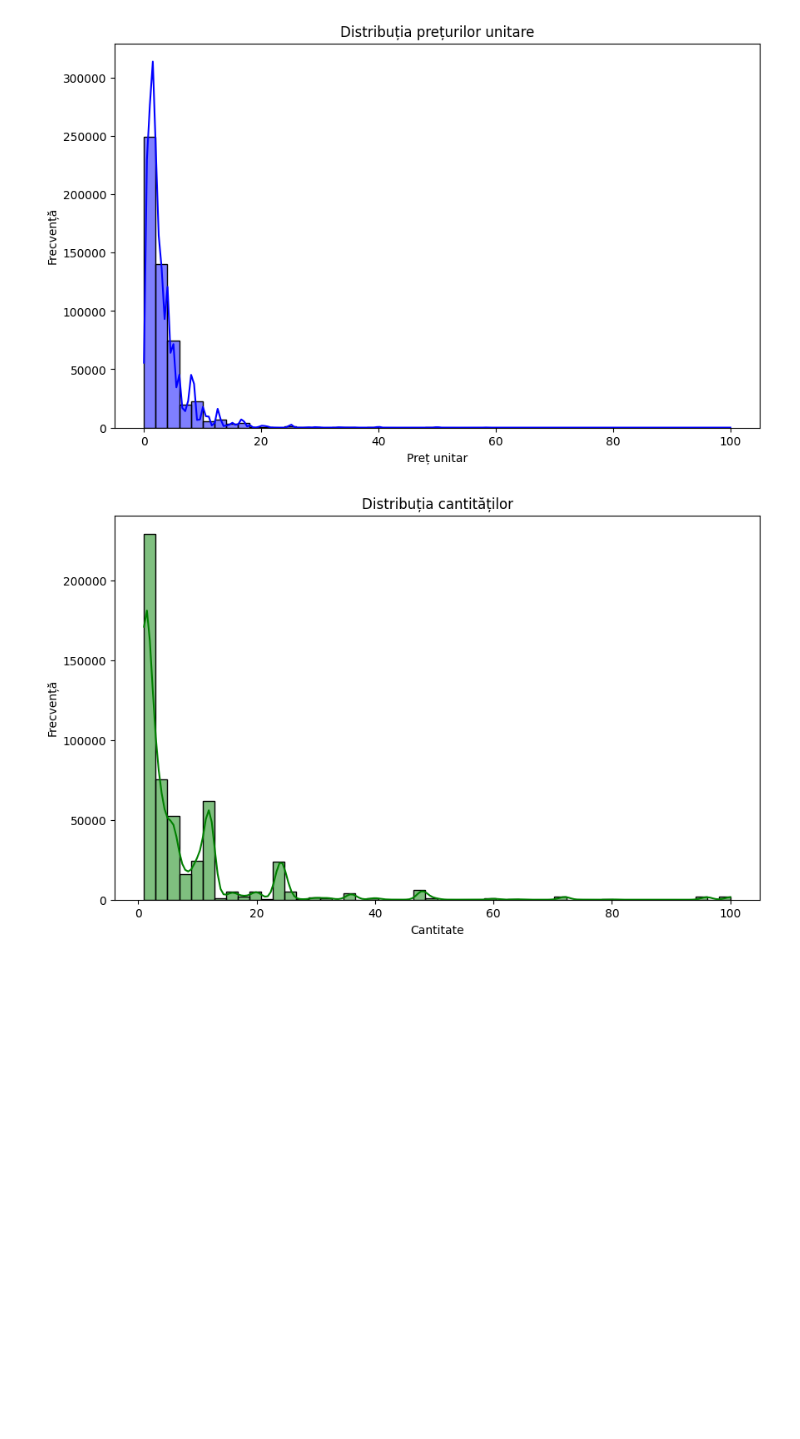
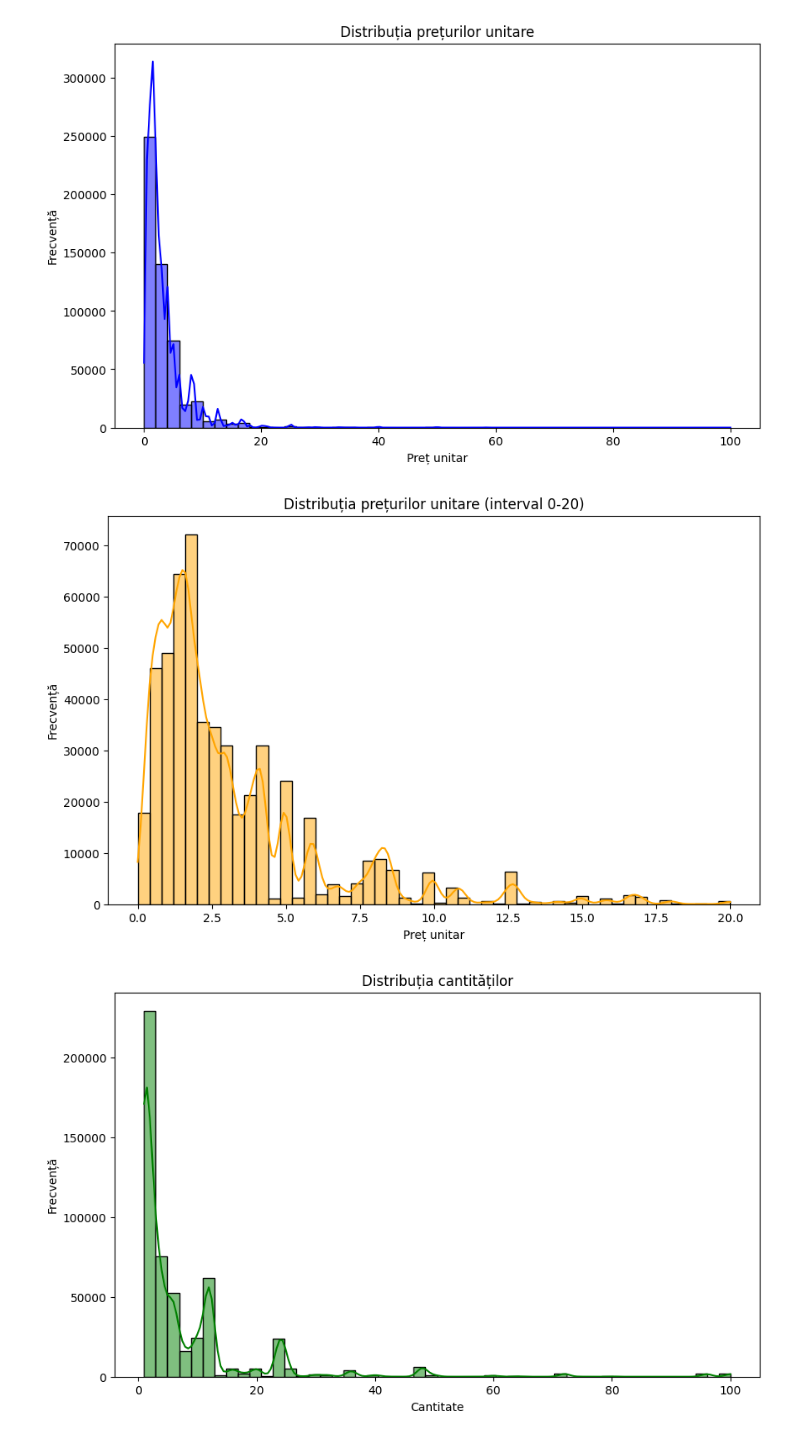
Before and after one commit to TheodoraSirbu/E-commerce-Data-Machine-Learning, a Jupyter notebook: E-commerce Data - Analiza.ipynb, the cells around one changed output. Saved outputs shown, nothing was run; the diff lists cells and outputs as text; code cells hidden in the pictures; blank space fills up the shorter version.

```diff
--- a/E-commerce Data - Analiza.ipynb
+++ b/E-commerce Data - Analiza.ipynb
@@ -163,6 +157,17 @@ plt.ylabel("Frecvență")
 plt.show()
 # %% [output]
 [figure]
+# %%
+# 1.1. Distribuția prețurilor unitare (interval 0-20)
+plt.figure(figsize=(10, 6))
+filtered_data_20 = data[data['UnitPrice'] <= 20]  # Filtrăm doar prețurile între 0-20
+sns.histplot(filtered_data_20['UnitPrice'], bins=50, kde=True, color='orange')  # Histogramă + KDE
+plt.title("Distribuția prețurilor unitare (interval 0-20)")
+plt.xlabel("Preț unitar")
+plt.ylabel("Frecvență")
+plt.show()
+# %% [output]
+[figure, added]
 # %%
 # 2. Distribuția cantităților
 plt.figure(figsize=(10, 6))
```
Also changed, not shown: parts of 10 cells of this notebook.
